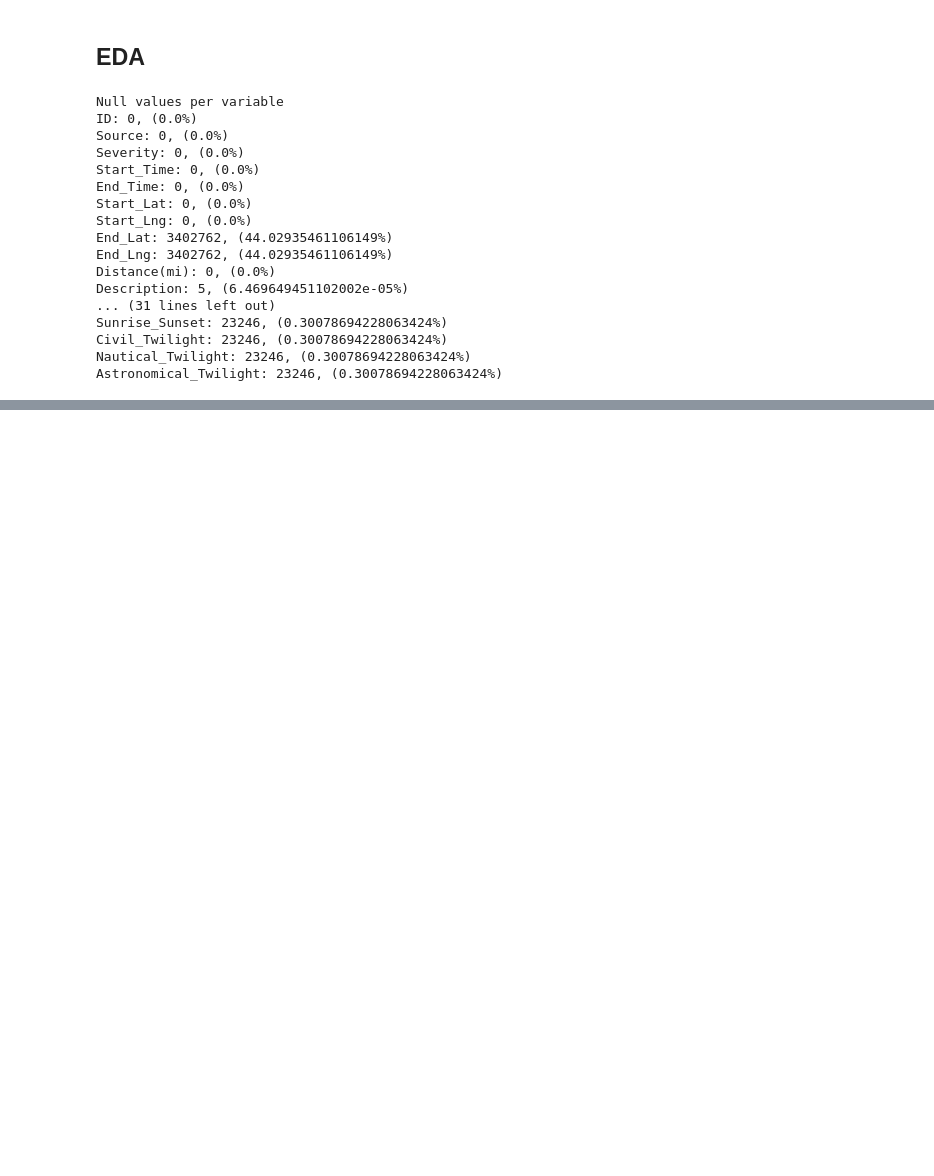
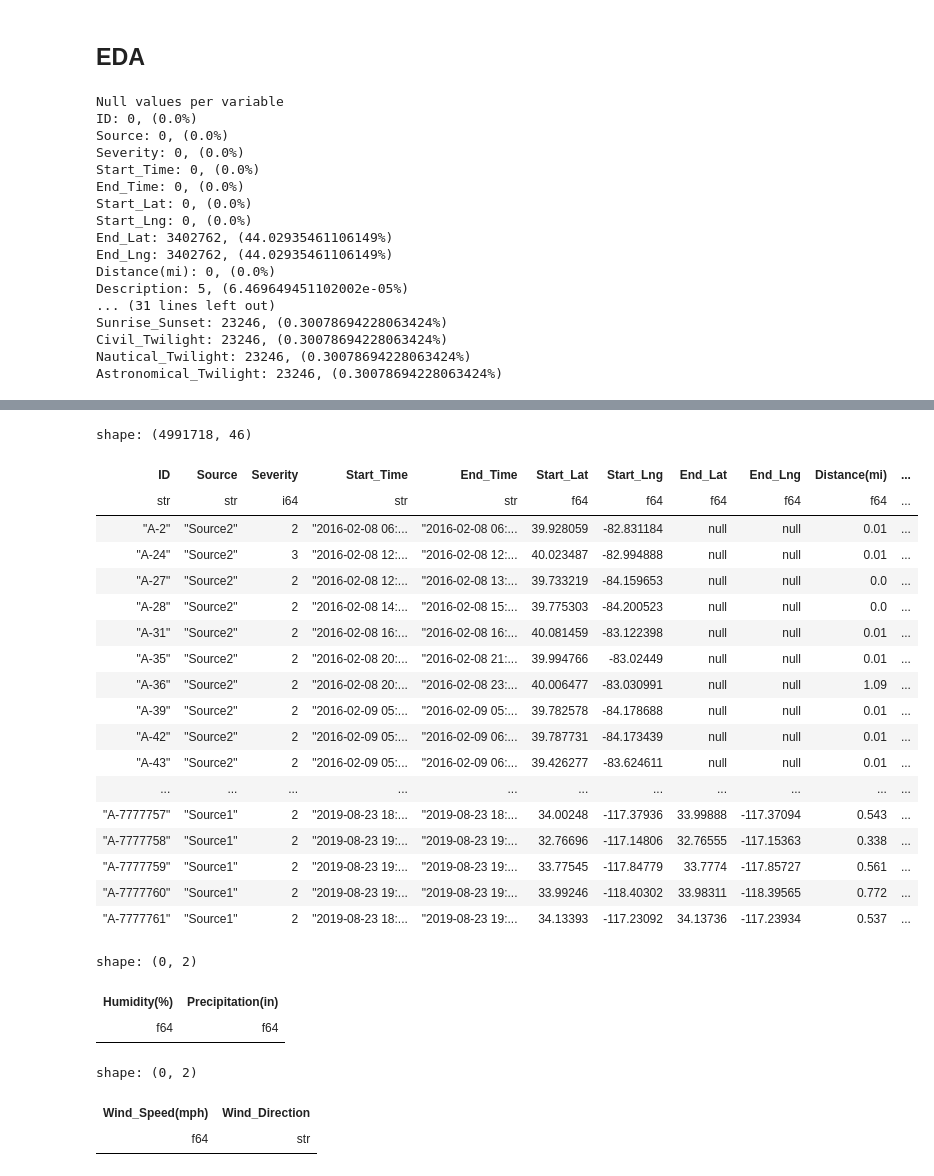
Before and after one commit to cosimop2000/BDMG-vehicle-accidents, a Jupyter notebook: workflows/vehicle-accident-polars.ipynb, the cells around one changed output, grey strips where cells are left out. Cells and saved outputs as stored; diff of their text form; code cells hidden in the pictures; blank space fills up the shorter version.

```diff
--- a/workflows/vehicle-accident-polars.ipynb
+++ b/workflows/vehicle-accident-polars.ipynb
@@ -44,0 +180,41 @@ shape: (7, 47)
+# %%
+#null percipitation values are not necessarily due to no rain
+accident_data.filter(pl.col('Precipitation(in)') == 0)
+# %% [output]
+shape: (4991718, 46)
+| ID | Source | Severity | Start_Time | End_Time | Start_Lat | Start_Lng | End_Lat | End_Lng | Distance(mi) | ... |
+| str | str | i64 | str | str | f64 | f64 | f64 | f64 | f64 | ... |
+| "A-2" | "Source2" | 2 | "2016-02-08 06:... | "2016-02-08 06:... | 39.928059 | -82.831184 | null | null | 0.01 | ... |
+| "A-24" | "Source2" | 3 | "2016-02-08 12:... | "2016-02-08 12:... | 40.023487 | -82.994888 | null | null | 0.01 | ... |
+| "A-27" | "Source2" | 2 | "2016-02-08 12:... | "2016-02-08 13:... | 39.733219 | -84.159653 | null | null | 0.0 | ... |
+| "A-28" | "Source2" | 2 | "2016-02-08 14:... | "2016-02-08 15:... | 39.775303 | -84.200523 | null | null | 0.0 | ... |
+| "A-31" | "Source2" | 2 | "2016-02-08 16:... | "2016-02-08 16:... | 40.081459 | -83.122398 | null | null | 0.01 | ... |
+| "A-35" | "Source2" | 2 | "2016-02-08 20:... | "2016-02-08 21:... | 39.994766 | -83.02449 | null | null | 0.01 | ... |
+| "A-36" | "Source2" | 2 | "2016-02-08 20:... | "2016-02-08 23:... | 40.006477 | -83.030991 | null | null | 1.09 | ... |
+| "A-39" | "Source2" | 2 | "2016-02-09 05:... | "2016-02-09 05:... | 39.782578 | -84.178688 | null | null | 0.01 | ... |
+| "A-42" | "Source2" | 2 | "2016-02-09 05:... | "2016-02-09 06:... | 39.787731 | -84.173439 | null | null | 0.01 | ... |
+| "A-43" | "Source2" | 2 | "2016-02-09 05:... | "2016-02-09 06:... | 39.426277 | -83.624611 | null | null | 0.01 | ... |
+| ... | ... | ... | ... | ... | ... | ... | ... | ... | ... | ... |
+| "A-7777757" | "Source1" | 2 | "2019-08-23 18:... | "2019-08-23 18:... | 34.00248 | -117.37936 | 33.99888 | -117.37094 | 0.543 | ... |
+| "A-7777758" | "Source1" | 2 | "2019-08-23 19:... | "2019-08-23 19:... | 32.76696 | -117.14806 | 32.76555 | -117.15363 | 0.338 | ... |
+| "A-7777759" | "Source1" | 2 | "2019-08-23 19:... | "2019-08-23 19:... | 33.77545 | -117.84779 | 33.7774 | -117.85727 | 0.561 | ... |
+| "A-7777760" | "Source1" | 2 | "2019-08-23 19:... | "2019-08-23 19:... | 33.99246 | -118.40302 | 33.98311 | -118.39565 | 0.772 | ... |
+| "A-7777761" | "Source1" | 2 | "2019-08-23 18:... | "2019-08-23 19:... | 34.13393 | -117.23092 | 34.13736 | -117.23934 | 0.537 | ... |
+# %%
+#looking for cases where Humidity is zero and Precipitation is null (i.e., precipitation should be set to zero)
+accident_data.filter(
+    (pl.col('Humidity(%)') == 0) & pl.col('Precipitation(in)').is_null()
+)[['Humidity(%)', 'Precipitation(in)']]
+# %% [output]
+shape: (0, 2)
+| Humidity(%) | Precipitation(in) |
+| f64 | f64 |
+# %%
+#looking for cases where wind speed is zero and wind direction is null (i.e., no wind to have a wind direction)
+accident_data.filter(
+    (pl.col('Wind_Speed(mph)') == 0) & pl.col('Wind_Direction').is_null()
+)[['Wind_Speed(mph)', 'Wind_Direction']]
+# %% [output]
+shape: (0, 2)
+| Wind_Speed(mph) | Wind_Direction |
+| f64 | str |
```
Also changed, not shown: parts of 13 cells of this notebook.
